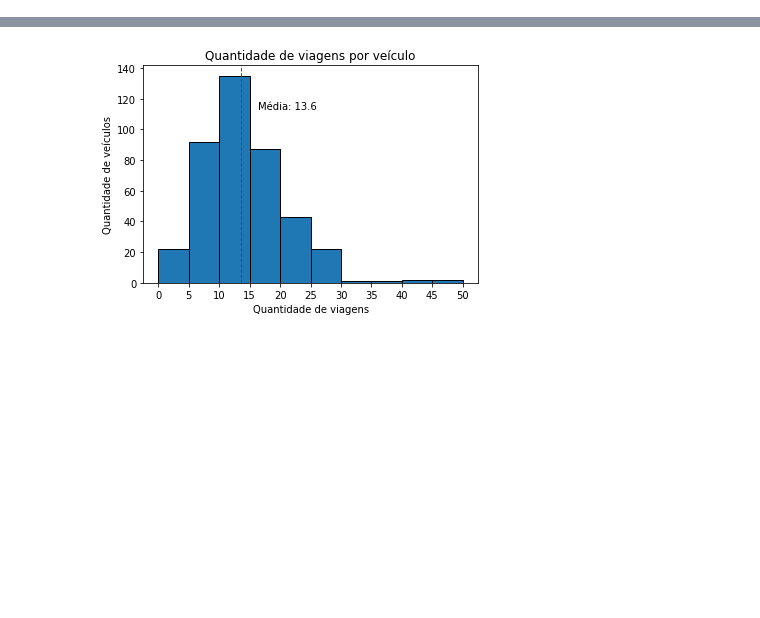
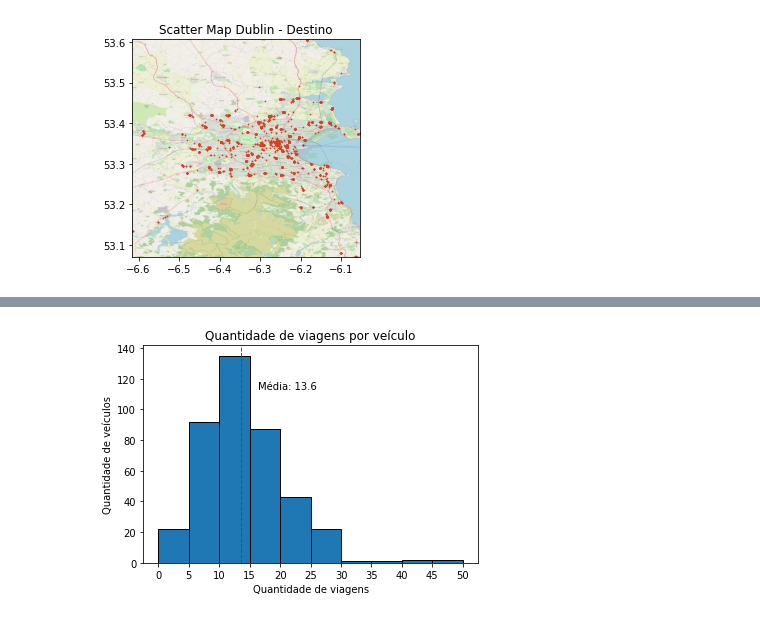
Before and after one commit to TulioNPL/Pesquisa, a Jupyter notebook: jupyter/main.ipynb, the cells around one changed output, grey strips where cells are left out. Drawn from its saved outputs; the diff is of its cells as text; code cells hidden in the pictures; blank space fills up the shorter version.

```diff
--- a/jupyter/main.ipynb
+++ b/jupyter/main.ipynb
@@ -230,0 +252,17 @@ posOrigem = posOrigem()
+# %%
+### Plota um heatmap dos destinos das trips
+
+BBox = (min(posDestino['long']),max(posDestino['long']),min(posDestino['lat']),max(posDestino['lat'])) #limites laterais do mapa
+ruh_m = plt.imread(path+'/img/backmaps/backmap_dest_Dublin.png') #mapa a ser usado de fundo
+
+fig, ax = plt.subplots()
+ax.scatter(posDestino['long'], posDestino['lat'], zorder=1, alpha=1, c='#d1432a', s=0.5)
+ax.set_title('Scatter Map Dublin - Destino')
+ax.set_xlim(BBox[0],BBox[1])
+ax.set_ylim(BBox[2],BBox[3])
+ax.imshow(ruh_m,zorder=0, extent=BBox, aspect='equal')
+
+# plt.savefig(path+"/img/mapaCalorDestino_Dublin.png", dpi=300, transparent=False, facecolor='white')
+plt.show()
+# %% [output]
+[figure, added]
```
Also changed, not shown: parts of 7 cells of this notebook, 1 other file.
